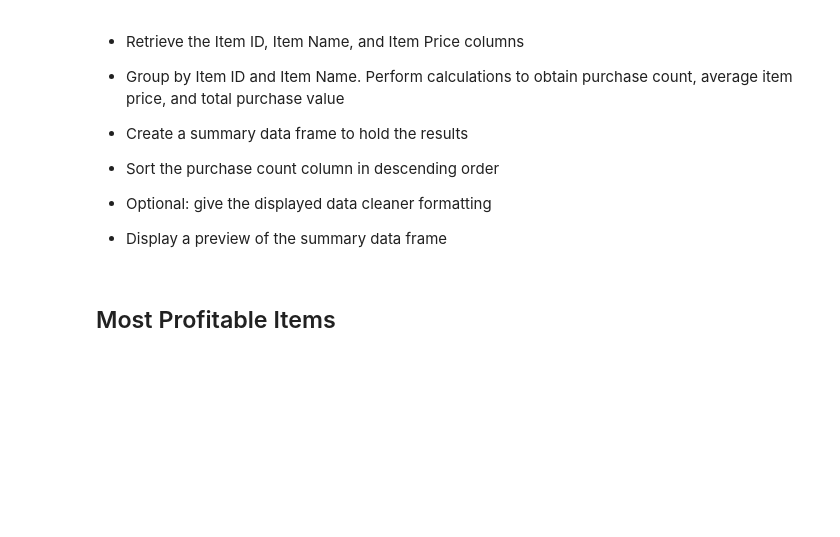
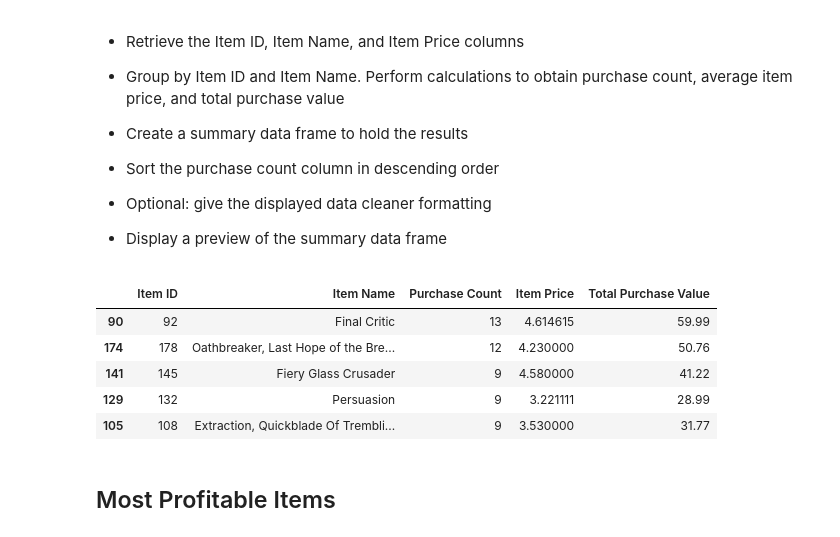
Before and after one commit to SBoyce02/pandas_challenge2, a Jupyter notebook: HeroesOfPymoli/HeroesOfPymoli_SB.ipynb, the cells around one changed output. Drawn from its saved outputs; the diff is of its cells as text; code cells hidden in the pictures; blank space fills up the shorter version.

```diff
--- a/HeroesOfPymoli/HeroesOfPymoli_SB.ipynb
+++ b/HeroesOfPymoli/HeroesOfPymoli_SB.ipynb
@@ -285,11 +366,17 @@ Sorted_df.head(5)
 
 * Display a preview of the summary data frame
 # %%
-Most_Popular = purchase_df.groupby(["Item ID", "Item Name"]).agg(['count', np.mean, sum,])["Price"]
-Most_Popular
+Most_Popular = purchase_df.groupby(["Item ID", "Item Name"]).agg(['count', np.mean, sum,])["Price"].reset_index().rename(columns={'count':'Purchase Count','mean' : 'Item Price', 'sum': 'Total Purchase Value'})
 # %%
-Sorted_Popular_df=Most_Popular.sort_values("count",ascending=False)
+Sorted_Popular_df=Most_Popular.sort_values("Purchase Count",ascending=False)
 Sorted_Popular_df.head(5)
+# %% [output]
+|  | Item ID | Item Name | Purchase Count | Item Price | Total Purchase Value |
+| 90 | 92 | Final Critic | 13 | 4.614615 | 59.99 |
+| 174 | 178 | Oathbreaker, Last Hope of the Bre... | 12 | 4.230000 | 50.76 |
+| 141 | 145 | Fiery Glass Crusader | 9 | 4.580000 | 41.22 |
+| 129 | 132 | Persuasion | 9 | 3.221111 | 28.99 |
+| 105 | 108 | Extraction, Quickblade Of Trembli... | 9 | 3.530000 | 31.77 |
 # %%
 # attempt to clean up data
 
```
Also changed, not shown: parts of 20 cells of this notebook.
